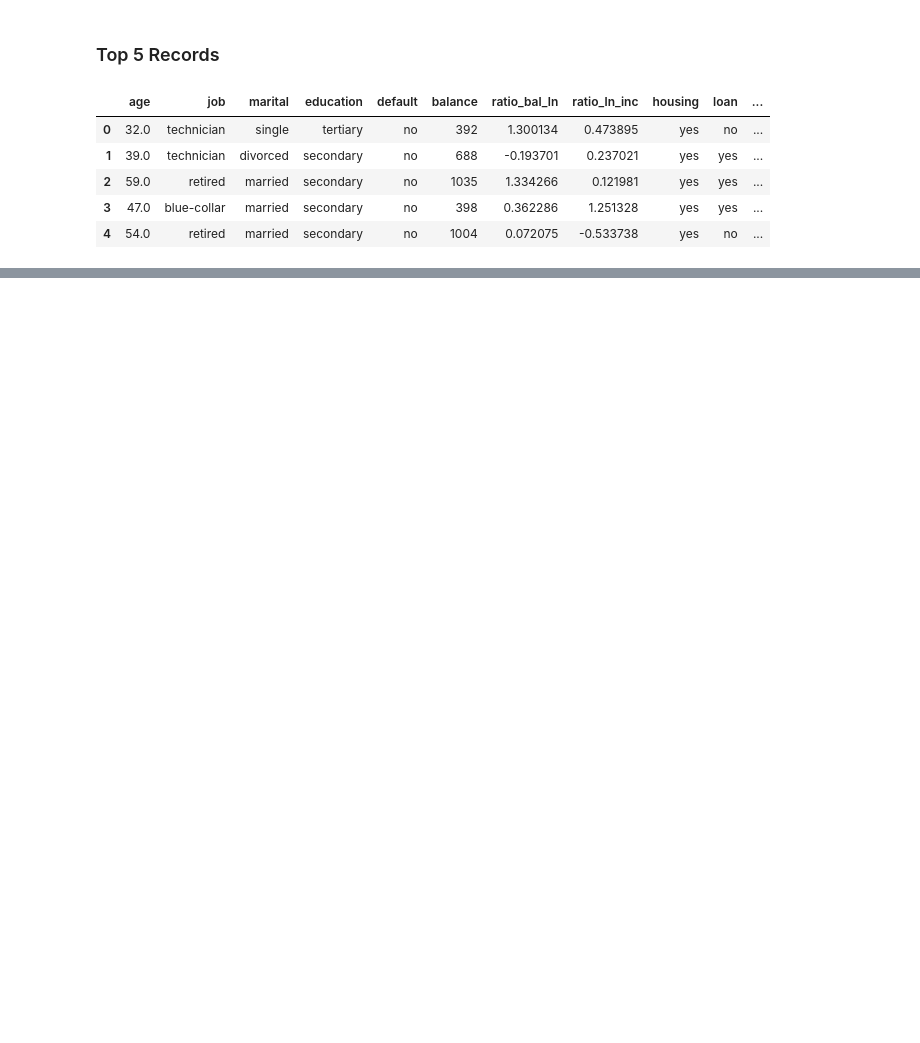
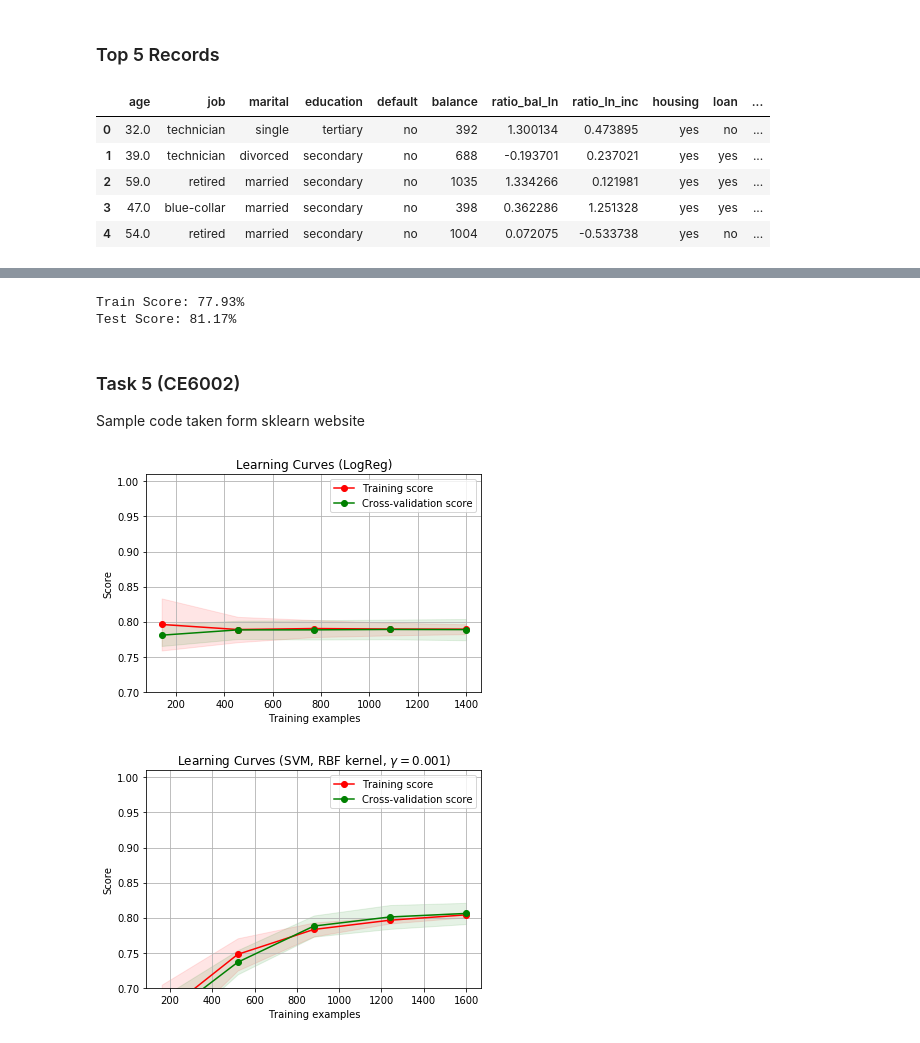
Before and after one commit to vipulpopat/MSCAI_Sem1_Etivity2, a Jupyter notebook: Etivity2_18200117.ipynb, the cells around one changed output, grey strips where cells are left out. Saved outputs shown, nothing was run; the diff lists cells and outputs as text; code cells hidden in the pictures; blank space fills up the shorter version.

```diff
--- a/Etivity2_18200117.ipynb
+++ b/Etivity2_18200117.ipynb
@@ -108,0 +96,3 @@ df.tail(5)
+# %%
+df['balance_sign'] = np.sign(df['balance'])
+df['balance_log'] = np.log(np.abs(df['balance']+.00001))
@@ -108,0 +102,7 @@ df.tail(5)
+# %%
+def run_log_reg(X,y):
+    X_train, X_test, y_train, y_test = train_test_split(X, y, test_size=0.3, random_state=42)
+    clf = LogisticRegression()
+    clf.fit(X_train, y_train)
+    print ("Train Score: {:.2%}".format(clf.score(X_train, y_train)))
+    print ("Test Score: {:.2%}".format(clf.score(X_test, y_test)))
@@ -108,0 +127,69 @@ df.tail(5)
+# %%
+col_cont = ["age","balance_sign","balance_log","ratio_bal_ln","ratio_ln_inc"]
+X = df[col_cont]
+X['age'].fillna(X['age'].mean(), inplace=True)
+y = df['subscribed'].map(dict(yes=1, no=0))
+run_log_reg(X,y)
+# %% [output]
+Train Score: 77.93%
+Test Score: 81.17%
+# %% [markdown]
+### Task 5 (CE6002)
+Sample code taken form sklearn website
+# %%
+
+import numpy as np
+import matplotlib.pyplot as plt
+from sklearn.naive_bayes import GaussianNB
+from sklearn.svm import SVC
+from sklearn.datasets import load_digits
+from sklearn.model_selection import learning_curve
+from sklearn.model_selection import ShuffleSplit
+
+
+def plot_learning_curve(estimator, title, X, y, ylim=None, cv=None,n_jobs=None, train_sizes=np.linspace(.1, 1.0, 5)):
+    plt.figure()
+    plt.title(title)
+    if ylim is not None:
+        plt.ylim(*ylim)
+    plt.xlabel("Training examples")
+    plt.ylabel("Score")
+    train_sizes, train_scores, test_scores = learning_curve(
+        estimator, X, y, cv=cv, n_jobs=n_jobs, train_sizes=train_sizes)
+    train_scores_mean = np.mean(train_scores, axis=1)
+    train_scores_std = np.std(train_scores, axis=1)
+    test_scores_mean = np.mean(test_scores, axis=1)
+    test_scores_std = np.std(test_scores, axis=1)
+    plt.grid()
+
+    plt.fill_between(train_sizes, train_scores_mean - train_scores_std,
+                     train_scores_mean + train_scores_std, alpha=0.1,
+                     color="r")
+    plt.fill_between(train_sizes, test_scores_mean - test_scores_std,
+                     test_scores_mean + test_scores_std, alpha=0.1, color="g")
+    plt.plot(train_sizes, train_scores_mean, 'o-', color="r",
+             label="Training score")
+    plt.plot(train_sizes, test_scores_mean, 'o-', color="g",
+             label="Cross-validation score")
+
+    plt.legend(loc="best")
+    return plt
+
+title = "Learning Curves (LogReg)"
+# Cross validation with 100 iterations to get smoother mean test and train
+# score curves, each time with 20% data randomly selected as a validation set.
+cv = ShuffleSplit(n_splits=100, test_size=0.3, random_state=42)
+
+estimator = LogisticRegression()
+plot_learning_curve(estimator, title, X, y, ylim=(0.7, 1.01), cv=cv, n_jobs=8)
+
+title = "Learning Curves (SVM, RBF kernel, $\gamma=0.001$)"
+#SVC is more expensive so we do a lower number of CV iterations:
+cv = ShuffleSplit(n_splits=10, test_size=0.2, random_state=0)
+estimator = SVC(gamma=0.001)
+plot_learning_curve(estimator, title, X, y, (0.7, 1.01), cv=cv, n_jobs=4)
+
+plt.show()
+# %% [output]
+[figure, added]
+[figure, added]
```
Also changed, not shown: parts of 15 cells of this notebook.
